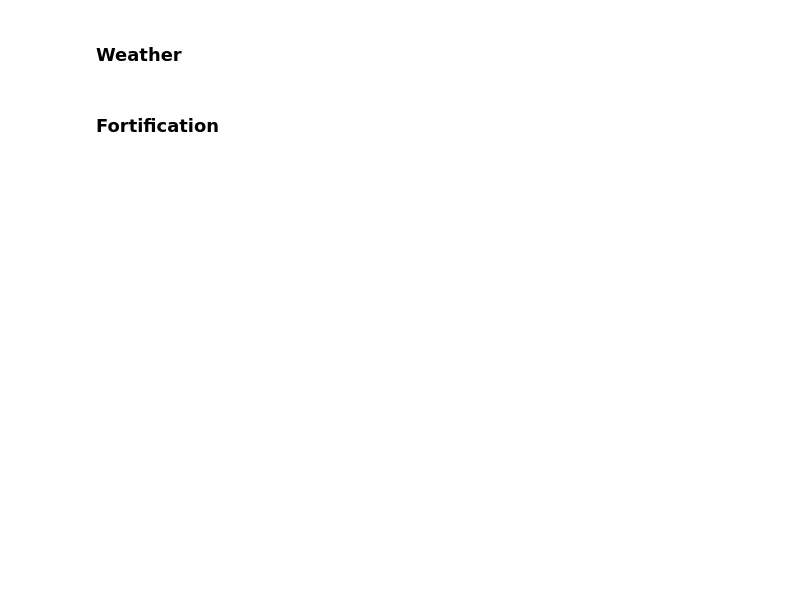
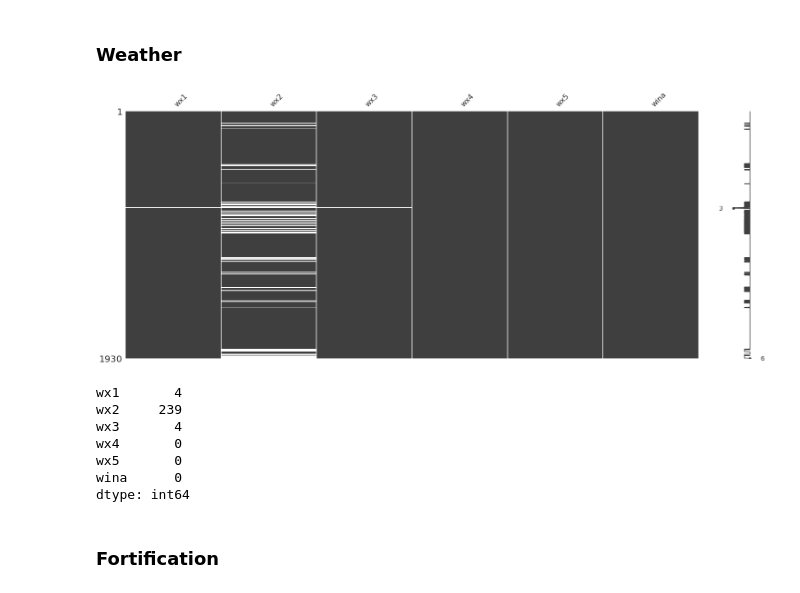
Before and after one commit to euihyeonmoon/Moonslab, a Jupyter notebook: victory-prediction.ipynb, the cells around one changed output. Cells and saved outputs as stored; diff of their text form; code cells hidden in the pictures; blank space fills up the shorter version.

```diff
--- a/victory-prediction.ipynb
+++ b/victory-prediction.ipynb
@@ -278,15 +269,24 @@ print(terrain.isnull().sum())
 # %%
 import missingno as msno
 #checking if there's any empty values on the chart.
 
 
 #checking if there's any empty values on the chart.
-weather = df[['wx1', 'wx2', 'wx3', 'wx4', 'wx5','reso1','reso2', 'reso3']]
+weather = df[['wx1', 'wx2', 'wx3', 'wx4', 'wx5','wina']]
 
 msno.matrix(weather)
 plt.show()
 
 print(weather.isnull().sum())
+# %% [output]
+[figure, added]
+wx1       4
+wx2     239
+wx3       4
+wx4       0
+wx5       0
+wina      0
+dtype: int64
 # %% [markdown]
 ### Fortification
 # %%
```
Also changed, not shown: parts of 19 cells of this notebook.
